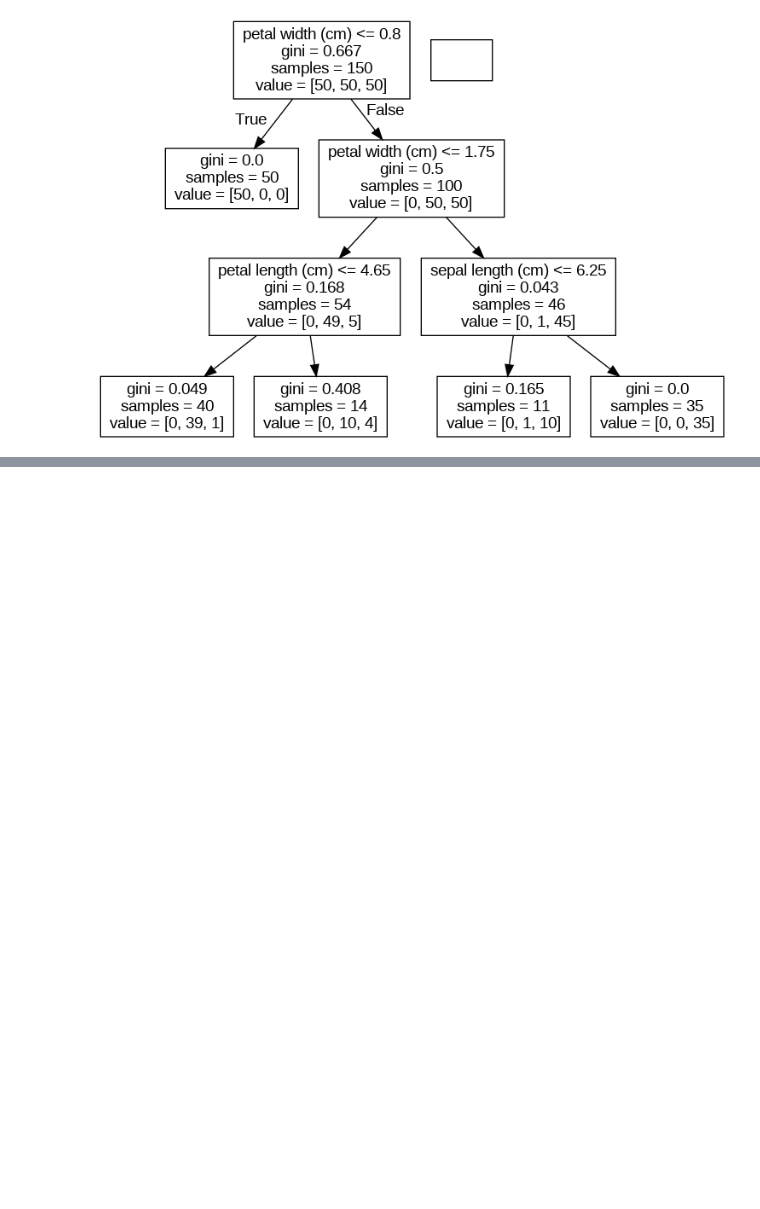
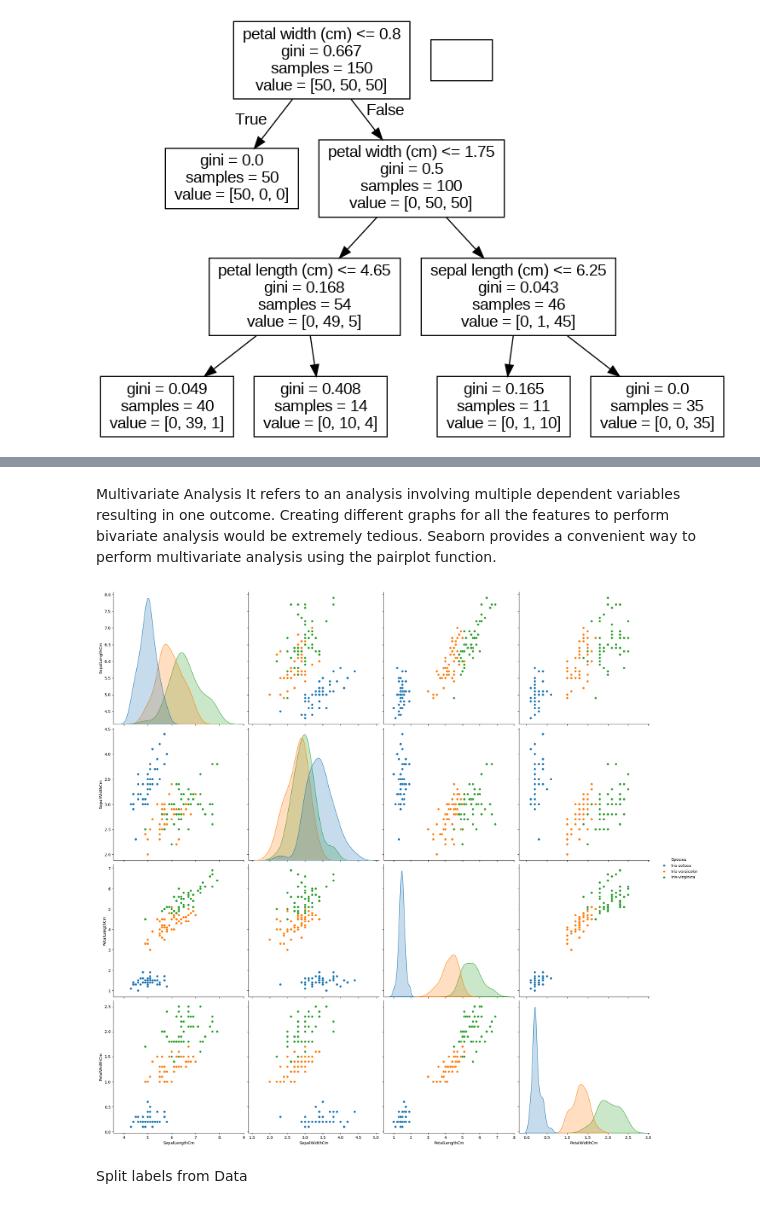
Before and after one commit to jazeenajazeem/AI-Avengers, a Jupyter notebook: introduction_to_intelligent_systems_team_project.ipynb, the cells around one changed output, grey strips where cells are left out. Drawn from its saved outputs; the diff is of its cells as text; code cells hidden in the pictures; blank space fills up the shorter version.

```diff
--- a/introduction_to_intelligent_systems_team_project.ipynb
+++ b/introduction_to_intelligent_systems_team_project.ipynb
@@ -295,0 +300,3 @@ Requirement already satisfied: pyparsing>=2.0.1 in /usr/local/lib/python3.10/dis
+# %%
+data = pd.read_csv('Iris.csv')
+data.head()
@@ -295,0 +340,3 @@ Requirement already satisfied: pyparsing>=2.0.1 in /usr/local/lib/python3.10/dis
+# %%
+data.drop(columns = ['Id'], axis = 1, inplace = True)
+data.head()
@@ -295,0 +350,10 @@ Requirement already satisfied: pyparsing>=2.0.1 in /usr/local/lib/python3.10/dis
+# %% [markdown]
+Multivariate Analysis
+It refers to an analysis involving multiple dependent variables resulting in one outcome. Creating different graphs for all the features to perform bivariate analysis would be extremely tedious. Seaborn provides a convenient way to perform multivariate analysis using the pairplot function.
+# %%
+sns.pairplot(data, hue = 'Species', height = 5)
+plt.show()
+# %% [output]
+[figure, added]
+# %% [markdown]
+Split labels from Data
```
Also changed, not shown: parts of 25 cells of this notebook.
